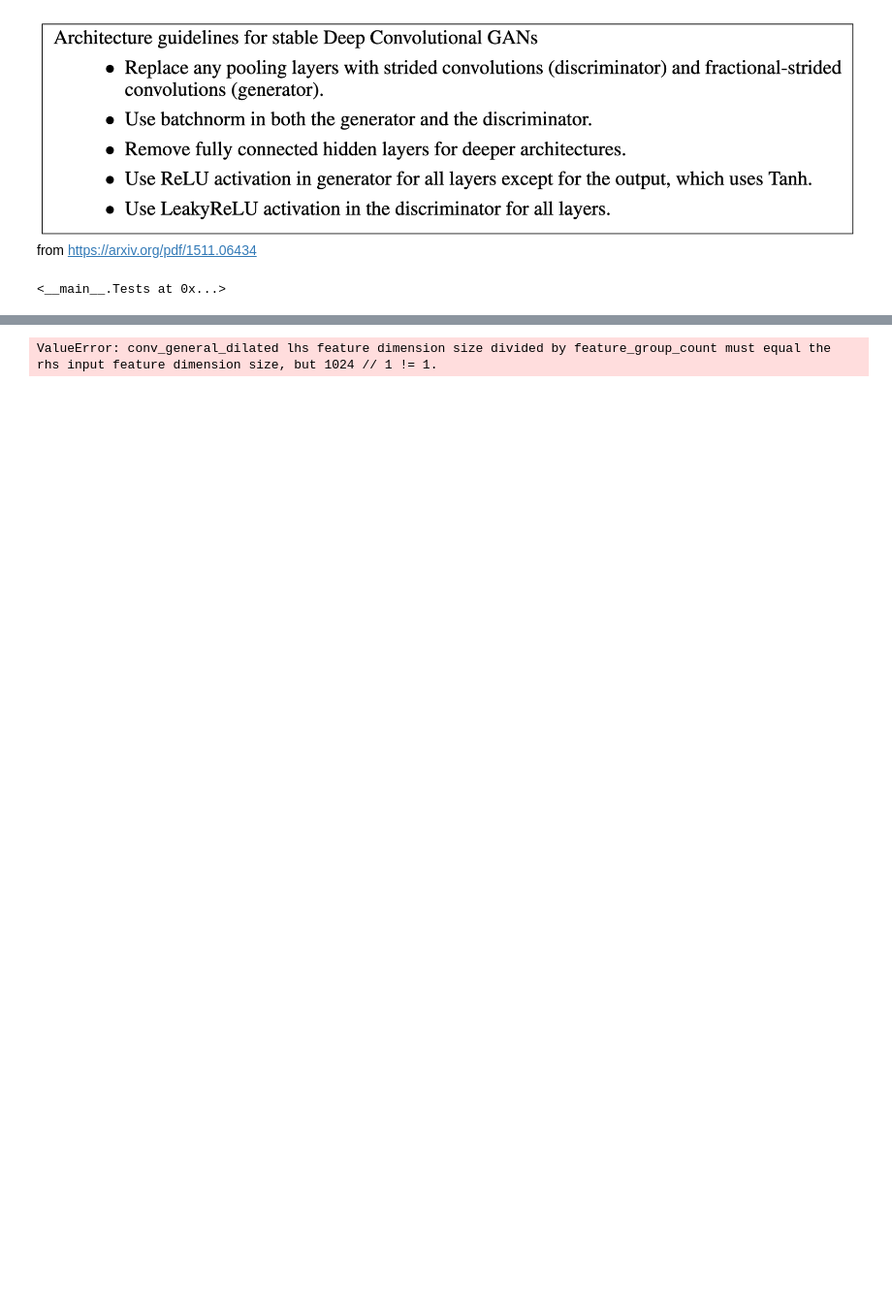
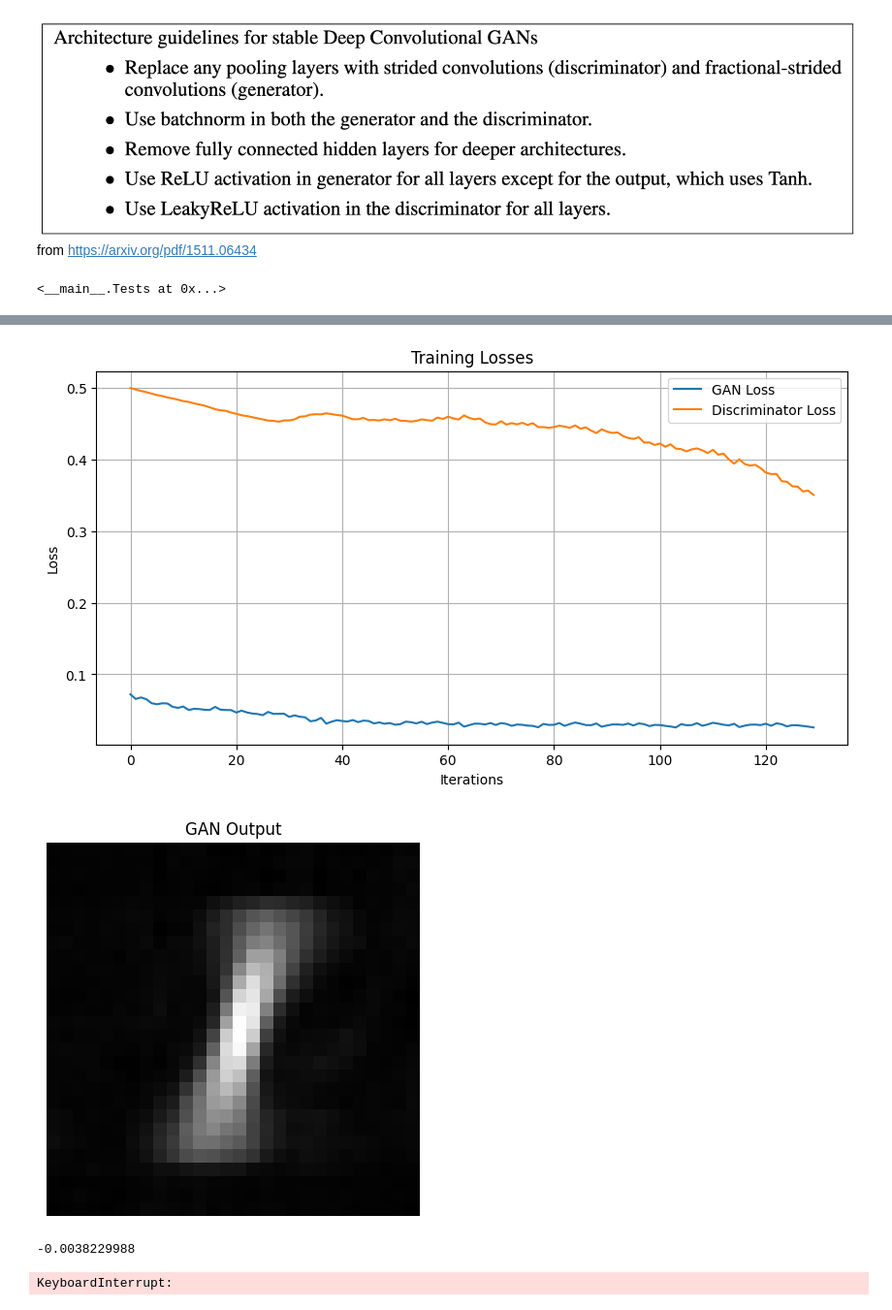
Before and after one commit to TugdualKerjan/mnist-gan-jax, a Jupyter notebook: main.ipynb, the cells around one changed output, grey strips where cells are left out. Shown at 97% size. Cells and saved outputs as stored; diff of their text form; code cells hidden in the pictures; blank space fills up the shorter version.

```diff
--- a/main.ipynb
+++ b/main.ipynb
@@ -91,26 +91,28 @@ class Discriminator(eqx.Module):
 @jax.jit
 @eqx.filter_value_and_grad
 def calc_gan_loss(model, disc, x, y):
-    output = jax.vmap(model)(x)
+    output = model(x)
 
-    return -jnp.mean(jax.nn.log(jax.vmap(disc)(output)))
+    return -jnp.mean(jax.nn.log_sigmoid(disc(output)))
 
 @jax.jit
 @eqx.filter_value_and_grad
 def calc_disc_loss(disc, fake, real):
-    fake_pred = jax.vmap(disc)(fake)
-    real_pred = jax.vmap(disc)(real)
+    fake_pred = disc(fake)
+    real_pred = disc(real)
 
-    return -(jnp.mean(jax.nn.log(real_pred))+jnp.mean(jax.nn.log(1-fake_pred))) / 2
+    return -(jnp.mean(jax.nn.log_sigmoid(real_pred))+jnp.mean(jax.nn.log_sigmoid(1-fake_pred))) / 2
 
 def make_step(model, disc, gan_optim, disc_optim, gan_opt_state, disc_opt_state, x, y):
-    gan_loss, grads = calc_gan_loss(model, disc, x, y)
+    gan_loss, grads = jax.vmap(calc_gan_loss, in_axes=(None, None, 0, 0), out_axes=(0, 0))(model, disc, x, y)
+    gan_loss, grads = jnp.mean(gan_loss), jax.tree_util.tree_map(lambda x: jnp.mean(x, axis=0), grads)
     updates, gan_opt_state = gan_optim.update(grads, gan_opt_state, model)
     model = eqx.apply_updates(model, updates)
 
     output = jax.vmap(model)(x)
 
-    disc_loss, grads = calc_disc_loss(disc, output, y)
+    disc_loss, grads = jax.vmap(calc_disc_loss, in_axes=(None, 0, 0), out_axes=(0, 0))(disc, output, y)
+    disc_loss, grads = jnp.mean(disc_loss), jax.tree_util.tree_map(lambda x: jnp.mean(x, axis=0), grads)
     updates, disc_opt_state = disc_optim.update(grads, disc_opt_state, disc)
     disc = eqx.apply_updates(disc, updates)
 
@@ -141,7 +146,7 @@ discriminator = Discriminator(key=k2)
 
 
 gan_optim = optax.adamw(1e-3)
-disc_optim = optax.adamw(1e-3)
+disc_optim = optax.adamw(1e-4)
 
 gan_opt_state = gan_optim.init(generator)
 disc_opt_state = disc_optim.init(discriminator)
@@ -154,11 +159,11 @@ disc_losses = []
 
 
 for epoch in range(epochs):
-    for i, batch in enumerate(train_set.iter(batch_size=batch_size)):
+    for i, batch in enumerate(train_set.iter(batch_size=batch_size, drop_last_batch=True)):
         key, k = jax.random.split(key)
-        x, y = jax.random.normal(key=k, shape=(batch_size, 64, 1, 1)), jnp.expand_dims(batch["image"]/255, 0)
-        print(y.shape)
-        # print(y.device)
+        x, y = jax.random.normal(key=k, shape=(batch_size, 64, 1, 1)), jnp.expand_dims(batch["image"]/255, 1)
+        # print(y.shape)
+        # # print(y.device)
         # print(generator.shard)
         (
             generator,
@@ -184,32 +189,37 @@ for epoch in range(epochs):
         gan_losses.append(gan_loss)
         disc_losses.append(disc_loss)
 
         clear_output(wait=True)
 
         plt.figure(figsize=(10, 5))
         plt.plot(gan_losses, label="GAN Loss")
         plt.plot(disc_losses, label="Discriminator Loss")
         plt.xlabel("Iterations")
         plt.ylabel("Loss")
         plt.title("Training Losses")
         plt.legend()
         plt.grid()
         plt.show()
 
         # Create the second figure for the GAN output
         plt.figure(figsize=(5, 5))
-        plt.imshow(gan_output[0, 0], cmap="binary")
+        plt.imshow(gan_output[0, 0], cmap="binary_r")
         plt.title("GAN Output")
         plt.axis("off")
         plt.show()
+
+        print(gan_output[0,0,0,0])
 
 # # Profile the training loop
 # cProfile.run("train()", "profile_results.prof")
 
 # # Analyze the profiling results
 # stats = pstats.Stats("profile_results.prof")
 # stats.strip_dirs()
 # stats.sort_stats("time")  # Sort by time
 # stats.print_stats(10)  # Print the top 10 results
 # %% [output]
+[figure, added]
+[figure, added]
-ValueError: conv_general_dilated lhs feature dimension size divided by feature_group_count must equal the rhs input feature dimension size, but 1024 // 1 != 1.
+-0.0038229988
+KeyboardInterrupt:
```
Also changed, not shown: parts of 3 cells of this notebook, 1 other file.
